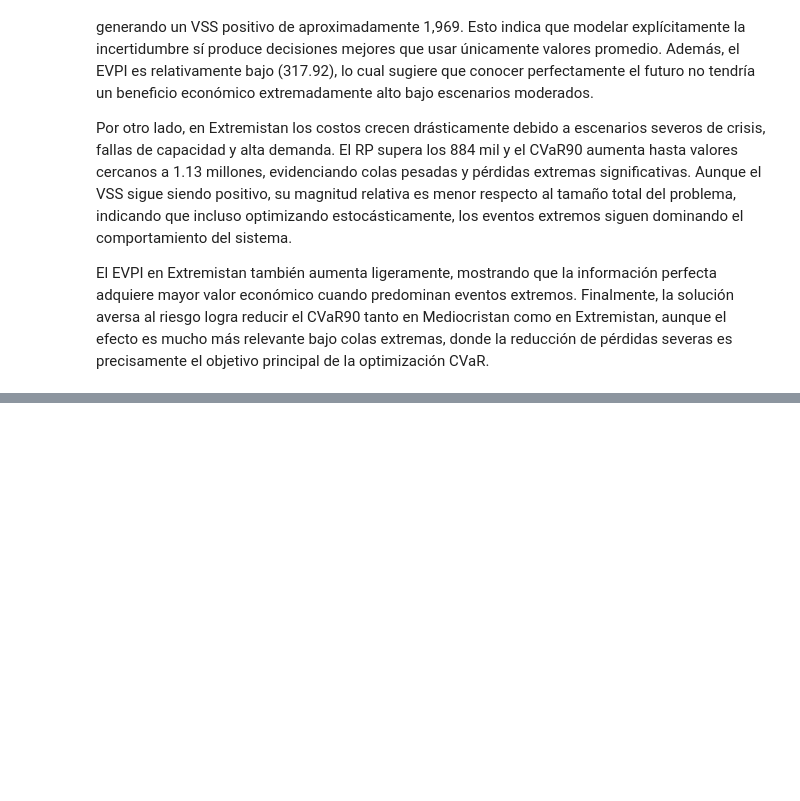
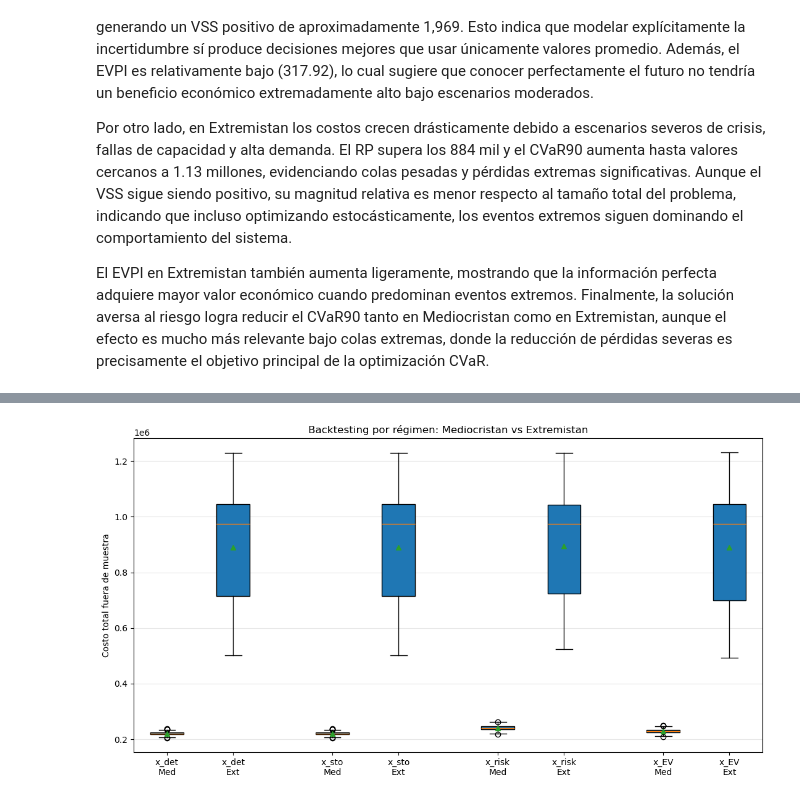
Before and after one commit to sofisacmu/obi_proyecto1, a Jupyter notebook: Entrega 2/modelo.ipynb, the cells around one changed output, grey strips where cells are left out. Drawn from its saved outputs; the diff is of its cells as text; code cells hidden in the pictures; blank space fills up the shorter version.

```diff
--- a/Entrega 2/modelo.ipynb
+++ b/Entrega 2/modelo.ipynb
@@ -2922,0 +3221,35 @@ El EVPI en Extremistan también aumenta ligeramente, mostrando que la informaci
+# %%
+plt.figure(figsize=(11, 6))
+
+solutions = backtest_detail["solution"].unique()
+positions = []
+data = []
+labels = []
+
+pos = 1
+
+for sol in solutions:
+    for crisis_flag, regime in [(False, "Med"), (True, "Ext")]:
+        vals = backtest_detail.loc[
+            (backtest_detail["solution"] == sol) &
+            (backtest_detail["crisis"] == crisis_flag),
+            "total_cost_scenario"
+        ].values
+
+        data.append(vals)
+        positions.append(pos)
+        labels.append(f"{sol}\n{regime}")
+        pos += 1
+
+    pos += 0.5
+
+plt.boxplot(data, positions=positions, patch_artist=True, showmeans=True)
+
+plt.xticks(positions, labels)
+plt.ylabel("Costo total fuera de muestra")
+plt.title("Backtesting por régimen: Mediocristan vs Extremistan")
+plt.grid(axis="y", alpha=0.3)
+plt.tight_layout()
+plt.show()
+# %% [output]
+[figure, added]
```
Also changed, not shown: parts of 15 cells of this notebook.
